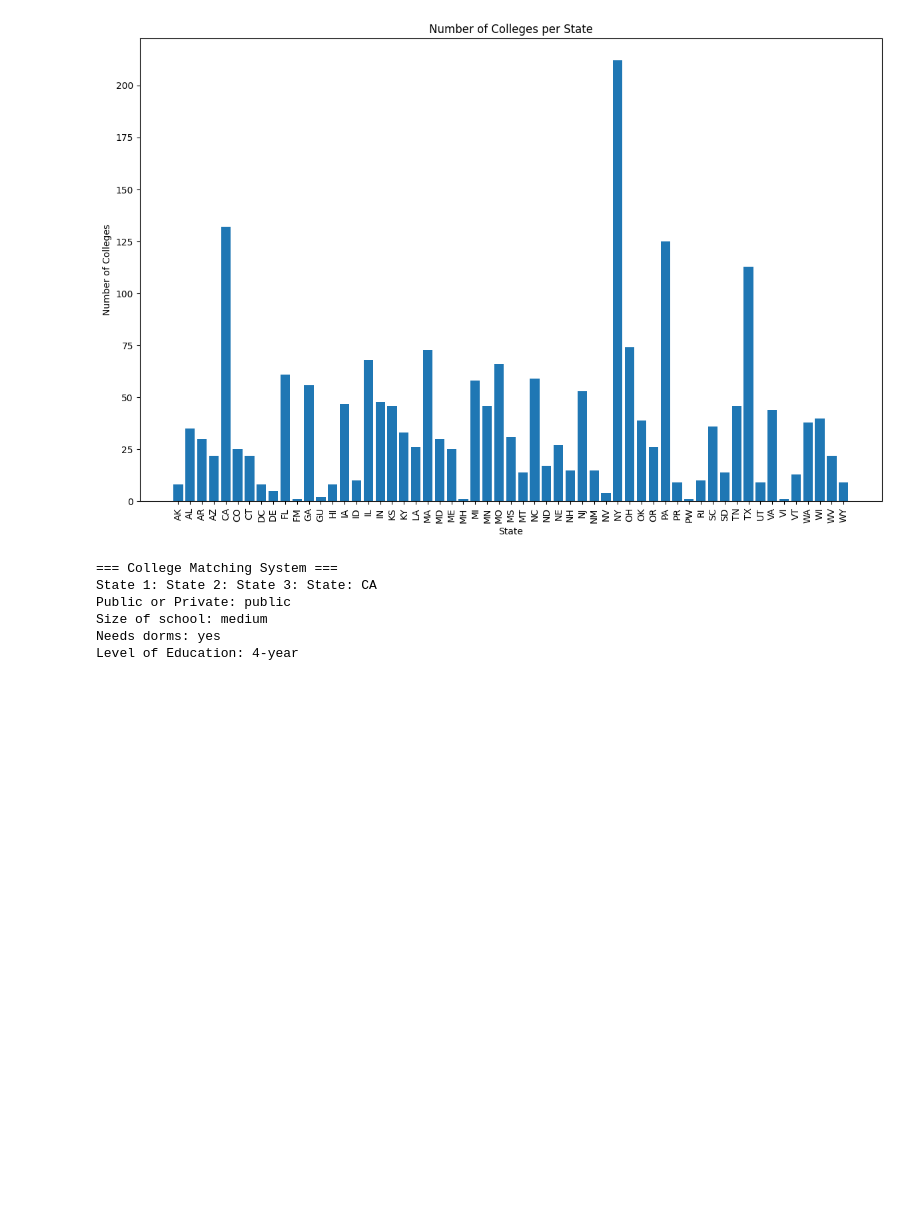
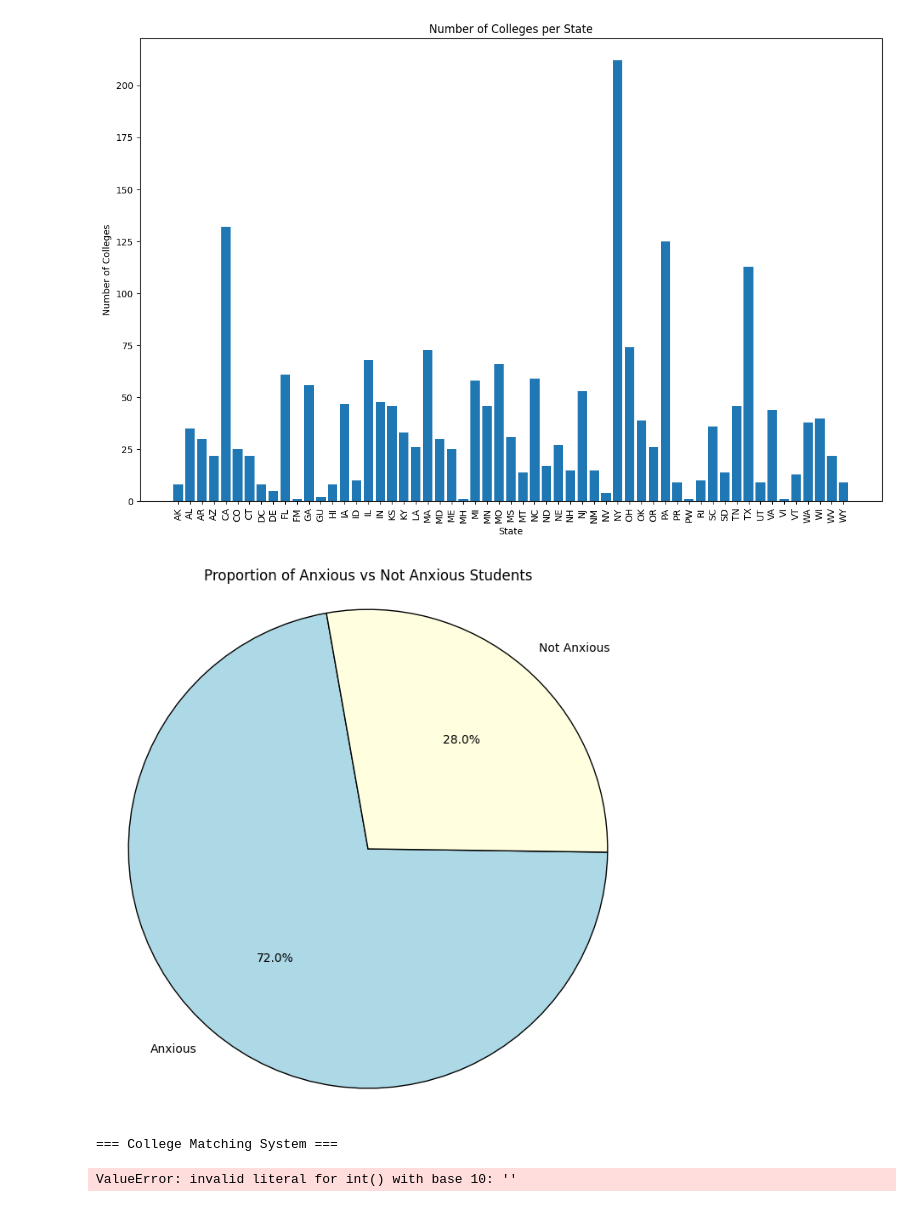
Before and after one commit to 8biht/college_recommendation, a Jupyter notebook: eda.ipynb, the cells around one changed output. Saved outputs shown, nothing was run; the diff lists cells and outputs as text; code cells hidden in the pictures; blank space fills up the shorter version.

```diff
--- a/eda.ipynb
+++ b/eda.ipynb
@@ -94,6 +94,20 @@ plt.tight_layout()
 plt.show()
 # %% [output]
 [figure]
+# %%
+import matplotlib.pyplot as plt
+
+num = [72, 28]
+labels = ['Anxious', 'Not Anxious']
+colors = ['lightblue', 'lightyellow']
+
+plt.figure(figsize=(8,8))
+plt.pie(num, labels=labels, autopct='%1.1f%%', startangle=100, colors=colors, wedgeprops={'linewidth': 1, 'edgecolor': 'black'})
+plt.title("Proportion of Anxious vs Not Anxious Students")
+plt.axis('equal')
+plt.show()
+# %% [output]
+[figure, added]
 # %%
 print("=== College Matching System ===")
 
@@ -110,8 +124,6 @@ needs_dorms = input("Do you want on-campus housing? (yes/no): ").lower().strip()
 
 level_of_education = input("Preferred level of education (2-year/4-year): ").strip()
 
-ratio_preference = input("Preferred student-faculty ratio (low/medium/high or skip): ").lower().strip()
-
 print("State:", state)
 print("Public or Private:", publicPrivate)
 print("Size of school:", enroll_range)
@@ -119,11 +131,7 @@ print("Needs dorms:", needs_dorms)
 print("Level of Education:", level_of_education)
 # %% [output]
 === College Matching System ===
-State 1: State 2: State 3: State: CA
-Public or Private: public
-Size of school: medium
-Needs dorms: yes
-Level of Education: 4-year
+ValueError: invalid literal for int() with base 10: ''
 # %%
 print("=== How important are these preferences to you? (1-3, with 3 being most important) ===")
 
```
Also changed, not shown: parts of 3 cells of this notebook.
